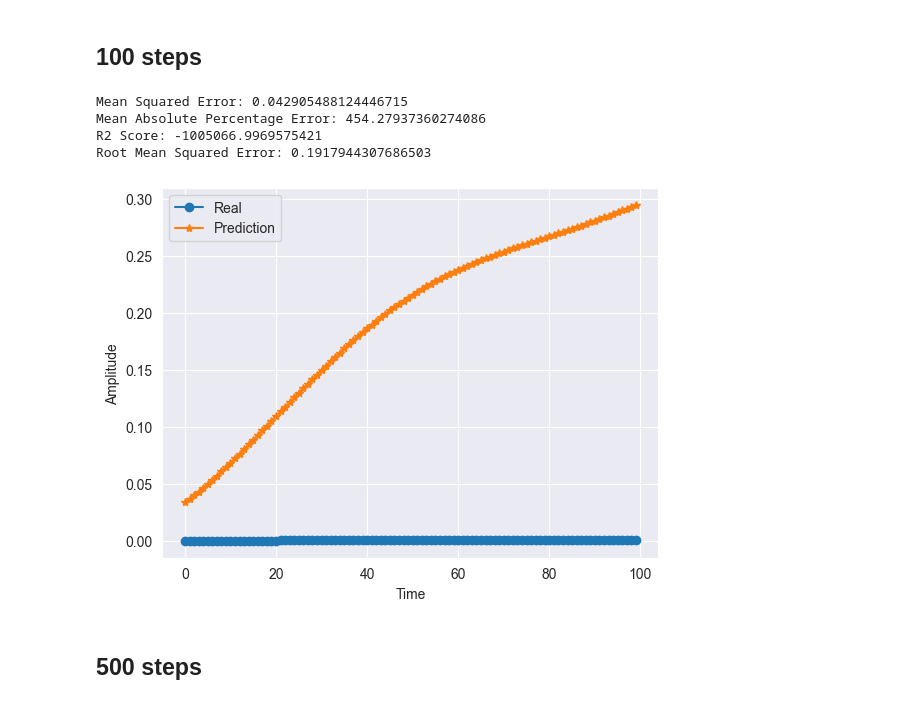
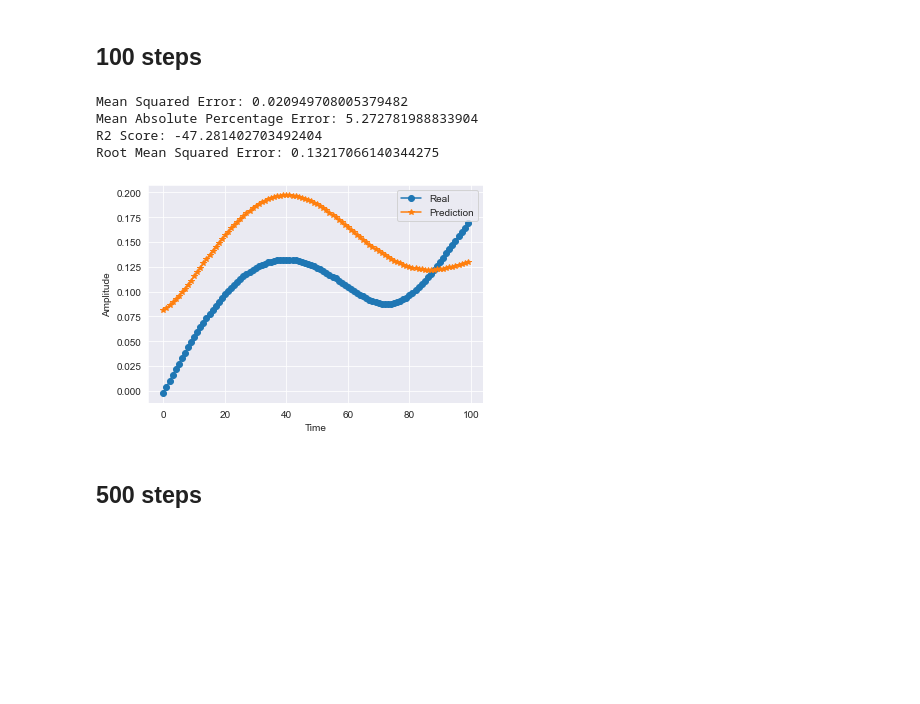
Before and after one commit to consuelorojas/Tesis, a Jupyter notebook: SVR/SVR_testDef.ipynb, the cells around one changed output. Cells and saved outputs as stored; diff of their text form; code cells hidden in the pictures; blank space fills up the shorter version.

Commit message:
SVR good test

```diff
--- a/SVR/SVR_testDef.ipynb
+++ b/SVR/SVR_testDef.ipynb
@@ -40,8 +40,8 @@ from tqdm import tqdm
 
 np.random.seed(seed=77)
 # %%
-fpath = "/Users/consu/OneDrive/Documentos/GitHub/Tesis/data/low/"
-#fpath = "/Users/granosftp/Documents/GitHub/Tesis/data/low/"
+#fpath = "/Users/consu/OneDrive/Documentos/GitHub/Tesis/data/low/"
+fpath = "/Users/granosftp/Documents/GitHub/Tesis/data/low/"
 fname = "file1_080124.mat"
 #cutoff = [8/1000, 11/1000]
 
@@ -121,14 +121,14 @@ plt.show()
 # %% [markdown]
 ## **100 steps**
 # %%
-steps = 50
+steps = 100
 x_test, y_test = ut2.defectos_set(defectos, amplitude, steps*2, horizon = 2000)
 
 x_test = [utils.subsample(elem,2) for elem in x_test]
 x_test = np.array(x_test)
 
 y_test = [utils.subsample(elem,2) for elem in y_test]
-y_test = np.array(y_test)
+y_test = np.array(y_test).squeeze()
 # %%
 test100 = ut2.rollingWindowPrediction_SVR(model,x_test,steps)
 np.savetxt("test100_MLP_defectos.csv", test100, delimiter=",")
@@ -139,20 +139,20 @@ print(f'Mean Absolute Percentage Error: {mape}')
 print(f'R2 Score: {r2}')
 print(f'Root Mean Squared Error: {rmse}')
 # %% [output]
-Mean Squared Error: 0.042905488124446715
-Mean Absolute Percentage Error: 454.27937360274086
-R2 Score: -1005066.9969575421
-Root Mean Squared Error: 0.1917944307686503
+Mean Squared Error: 0.020949708005379482
+Mean Absolute Percentage Error: 5.272781988833904
+R2 Score: -47.281402703492404
+Root Mean Squared Error: 0.13217066140344275
 # %%
-i = -1
+i = 1
 plt.plot(y_test[i], 'o-',label='Real')
 plt.plot(test100[i], '*-',label='Prediction')
 plt.xlabel('Time')
 plt.ylabel('Amplitude')
 plt.legend()
 plt.show()
 # %% [output]
-[figure, old version]
+[figure, new version]
 # %% [markdown]
 ## **500 steps**
 # %%
```
Also changed, not shown: parts of 9 cells of this notebook, 4 other files.
